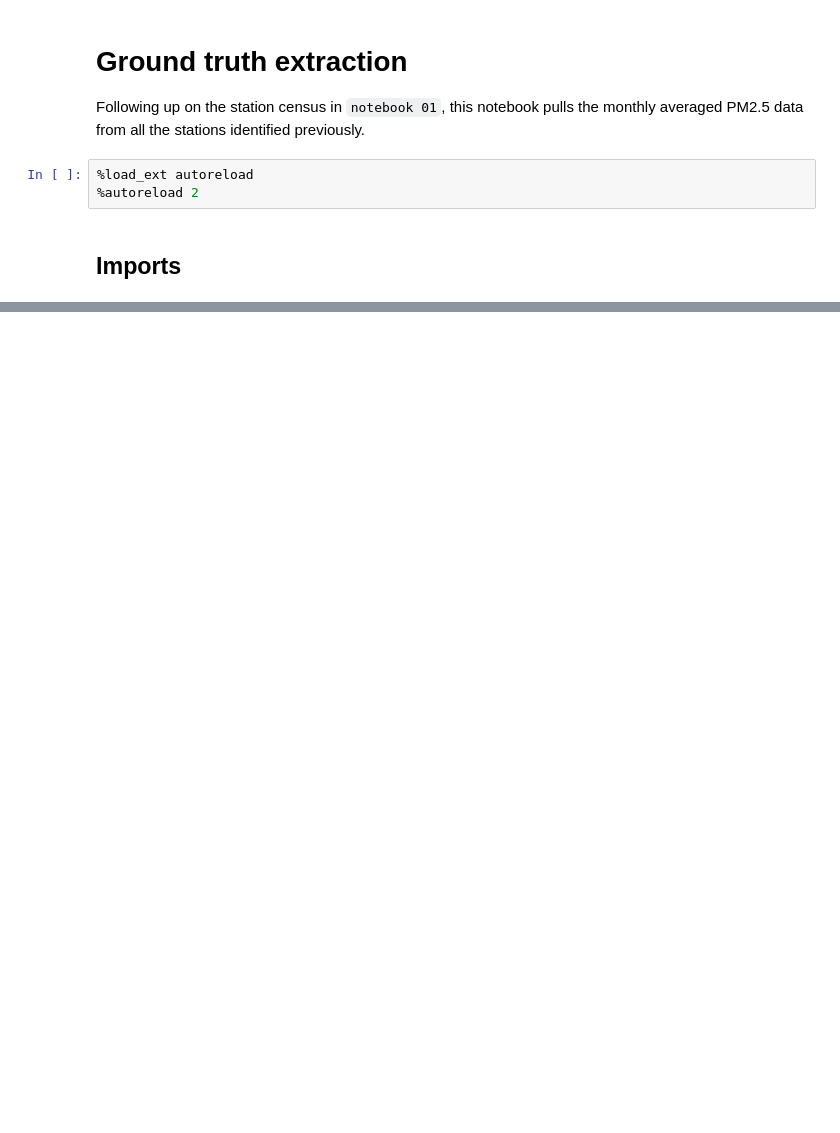
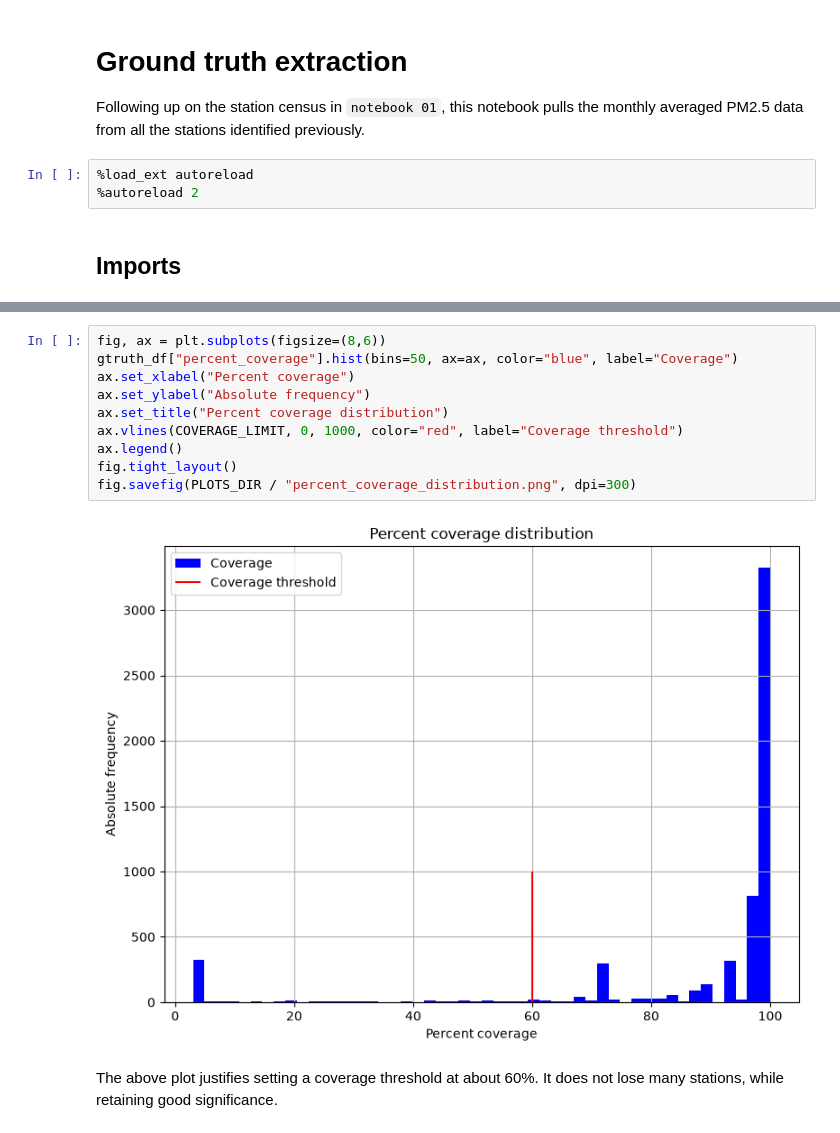
Before and after one commit to tisolab/monitoring-deserts, a Jupyter notebook: noteboox/02_ground_truth_extraction.ipynb, the cells around one changed output, grey strips where cells are left out. Cells and saved outputs as stored; diff of their text form; blank space fills up the shorter version.

```diff
--- a/noteboox/02_ground_truth_extraction.ipynb
+++ b/noteboox/02_ground_truth_extraction.ipynb
@@ -116,0 +222,15 @@ measurement_df.head()
+# %%
+fig, ax = plt.subplots(figsize=(8,6))
+gtruth_df["percent_coverage"].hist(bins=50, ax=ax, color="blue", label="Coverage")
+ax.set_xlabel("Percent coverage")
+ax.set_ylabel("Absolute frequency")
+ax.set_title("Percent coverage distribution")
+ax.vlines(COVERAGE_LIMIT, 0, 1000, color="red", label="Coverage threshold")
+ax.legend()
+fig.tight_layout()
+fig.savefig(PLOTS_DIR / "percent_coverage_distribution.png", dpi=300)
+# %% [output]
+[figure, added]
+# %% [markdown]
+The above plot justifies setting a coverage threshold at about 60%. It does not lose many stations, while retaining
+good significance.
```
Also changed, not shown: parts of 27 cells of this notebook, 1 other file.
